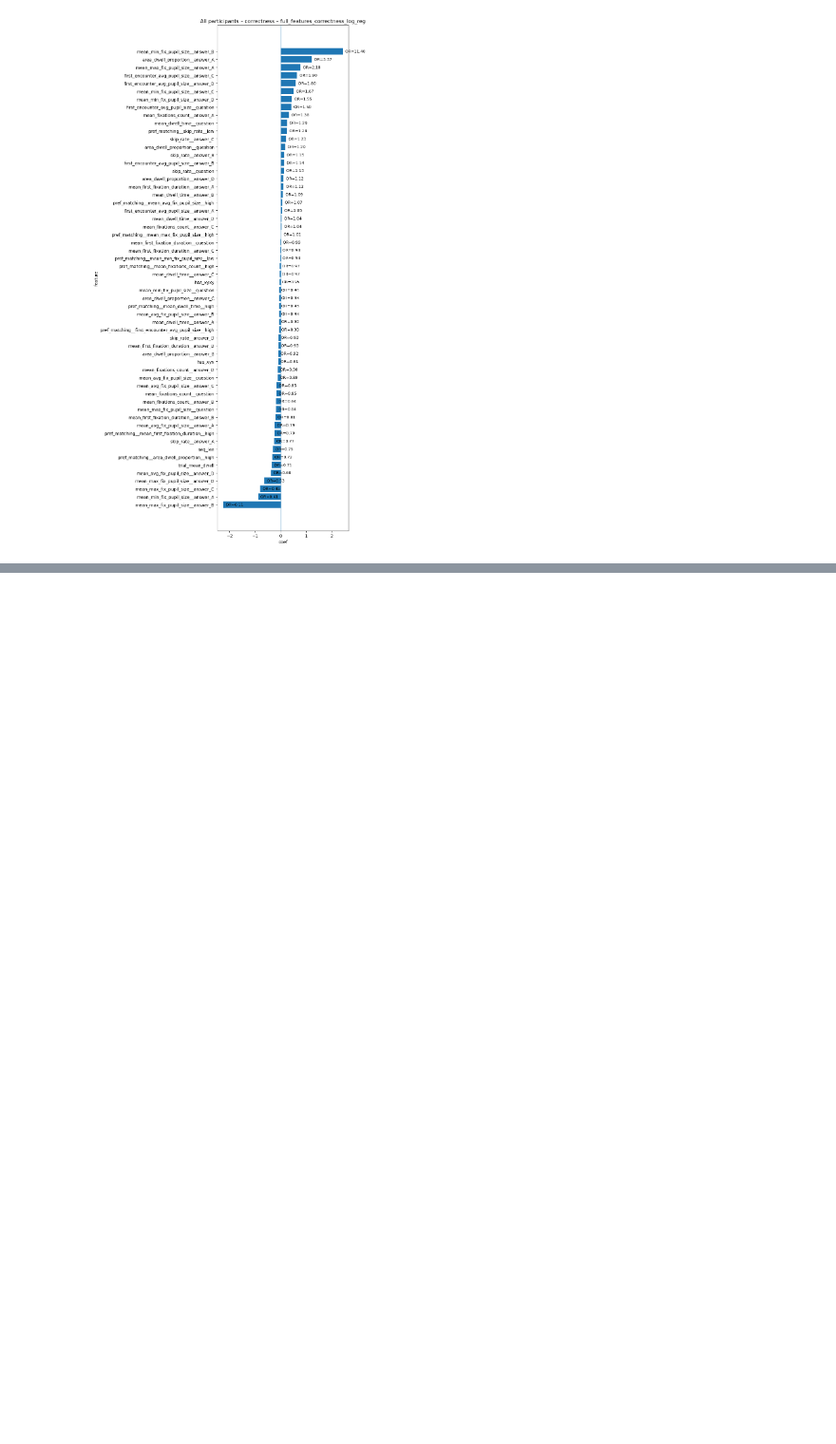
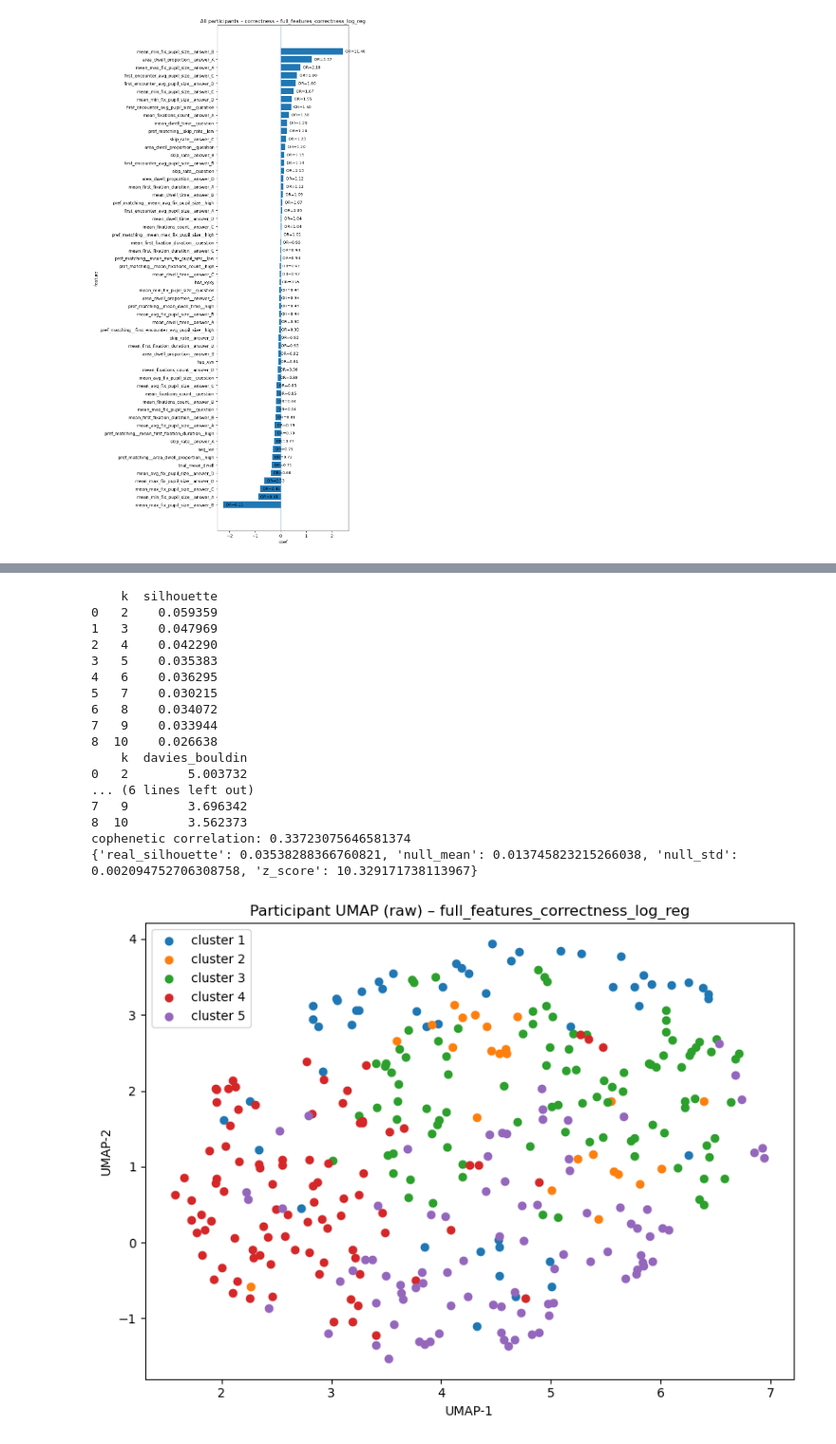
Before and after one commit to Mormorfor/QA_eyetracking, a Jupyter notebook: notebooks/answer_corr_prediction.ipynb, the cells around one changed output, grey strips where cells are left out. Shown at 95% size. Drawn from its saved outputs; the diff is of its cells as text; code cells hidden in the pictures; blank space fills up the shorter version.

Commit message:
family clustering WIP

```diff
--- a/notebooks/answer_corr_prediction.ipynb
+++ b/notebooks/answer_corr_prediction.ipynb
@@ -185,3 +200,0 @@ inputs = build_participant_clustering_inputs(
-# %%
-D = compute_participant_distance_matrix(inputs.coef_matrix_z, metric="cosine")
-clust = hierarchical_cluster_participants(D, linkage_method="average", cut_mode="n_clusters", n_clusters=5)
@@ -266,0 +242,53 @@ cophenetic correlation: 0.3341593268996665
+# %%
+#  Participant similarity (raw coefficient vectors)
+model_name = MODEL_NAME_FOR_ANALYSIS
+
+inputs_raw = build_participant_clustering_inputs(
+    results_by_pid=results_by_pid,
+    model_name=model_name,
+    coef_col="coef",
+    zscore=True,
+)
+
+# --- goodness checks
+run_cluster_goodness_suite(inputs_raw.coef_matrix_z, k_null=5)
+
+# --- clustering + plots
+D_raw = compute_distance_matrix(inputs_raw.coef_matrix_z, metric="cosine")
+clust_raw = hierarchical_cluster_participants(
+    D_raw, linkage_method="average", cut_mode="n_clusters", n_clusters=5
+)
+
+out_dir_raw = f"../reports/plots/participant_similarity/correctness/{model_name}/raw"
+plot_participant_dendrogram(
+    clust_raw,
+    title=f"Participant dendrogram (raw) – {model_name}",
+    save_path=os.path.join(out_dir_raw, "dendrogram.png"),
+)
+
+umap_xy_raw = compute_participant_umap(inputs_raw.coef_matrix_z, metric="cosine")
+plot_participant_umap(
+    umap_xy_raw,
+    labels=clust_raw.labels,
+    title=f"Participant UMAP (raw) – {model_name}",
+    save_path=os.path.join(out_dir_raw, "umap.png"),
+)
+# %% [output]
+    k  silhouette
+0   2    0.059359
+1   3    0.047969
+2   4    0.042290
+3   5    0.035383
+4   6    0.036295
+5   7    0.030215
+6   8    0.034072
+7   9    0.033944
+8  10    0.026638
+    k  davies_bouldin
+0   2        5.003732
+... (6 lines left out)
+7   9        3.696342
+8  10        3.562373
+cophenetic correlation: 0.33723075646581374
+{'real_silhouette': 0.03538288366760821, 'null_mean': 0.013745823215266038, 'null_std': 0.002094752706308758, 'z_score': 10.329171738113967}
+[figure, added]
```
Also changed, not shown: parts of 22 cells of this notebook, 43 other files.
